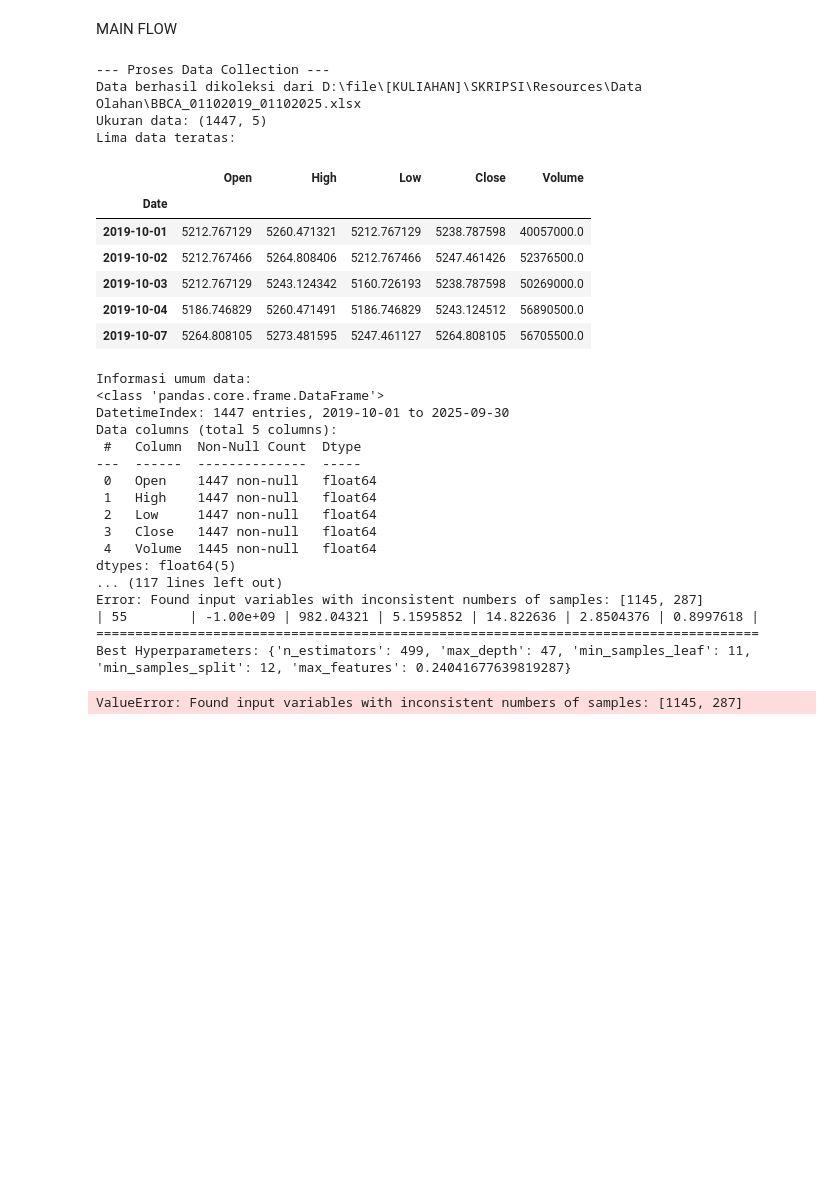
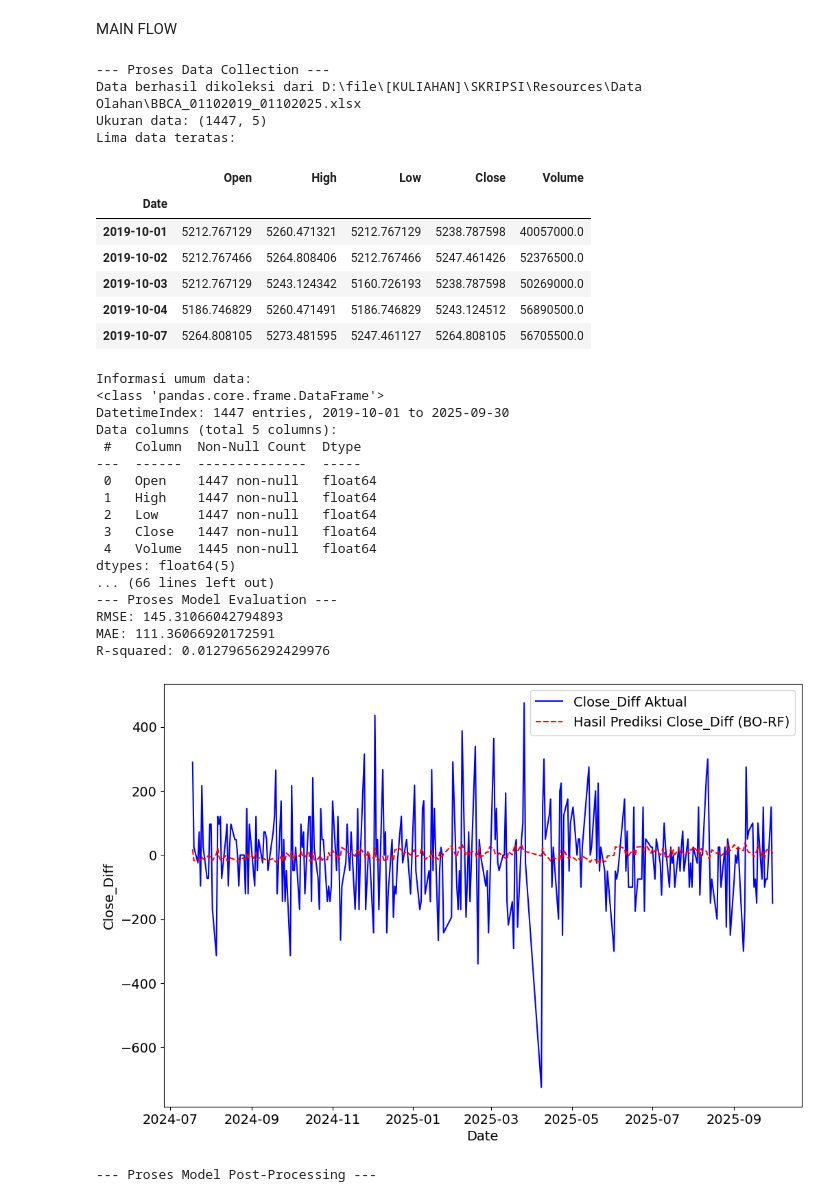
Before and after one commit to MartinoSimatupang/Skripsi-Martino-Simatupang, a Jupyter notebook: ProgramKomputerHKI_ModelBORF.ipynb, the cells around one changed output. Drawn from its saved outputs; the diff is of its cells as text; code cells hidden in the pictures; blank space fills up the shorter version.

```diff
--- a/ProgramKomputerHKI_ModelBORF.ipynb
+++ b/ProgramKomputerHKI_ModelBORF.ipynb
@@ -107,7 +107,7 @@ def data_preparation(df):
     # Data Cleaning & Data Transformation
     if 'Volume' in df_prep.columns:
         df_prep['Volume_Log'] = np.log(df_prep['Volume'].replace(0, np.nan)).fillna(0)
-        df_prep = df_prep.drop('Volume', axis=1, errors='ignore')
+        df_prep = df_prep.drop('Volume', axis=1)
 
     df_prep['Close_Diff'] = df_prep['Close'].diff()
 
@@ -140,7 +140,7 @@ def data_preparation(df):
     print(f'Dimensi y_train: {y_train.shape}')
     print(f'Dimensi y_test: {y_test.shape}')
 
-    return X_train, X_test, y_train, y_test, df_keseluruhan, variabel_input
+    return X_train, y_train, X_test, y_test, df_keseluruhan, variabel_input
 # %% [markdown]
 III. MODEL DEVELOPMENT
 # %%
@@ -285,37 +285,38 @@ if df_awal is not None:
     best_model = model_development(X_train, y_train)
 
     # Model Evaluation
     y_pred_diff = model_evaluation(best_model, X_test, y_test)
 
     # Model Postprocessing
-    df_results = model_postprocessing(best_model, X_train, X_test, y_test, y_pred_diff, df_keseluruhan, variabel_input_cols)
+    df_results = model_postprocessing(best_model, X_train, X_test, y_train, y_test, y_pred_diff, df_keseluruhan, variabel_input)
 # %% [output]
 --- Proses Data Collection ---
 Data berhasil dikoleksi dari D:\file\[KULIAHAN]\SKRIPSI\Resources\Data Olahan\BBCA_01102019_01102025.xlsx
 Ukuran data: (1447, 5)
 Lima data teratas:
 |  | Open | High | Low | Close | Volume |
 | Date |  |  |  |  |  |
 | 2019-10-01 | 5212.767129 | 5260.471321 | 5212.767129 | 5238.787598 | 40057000.0 |
 | 2019-10-02 | 5212.767466 | 5264.808406 | 5212.767466 | 5247.461426 | 52376500.0 |
 | 2019-10-03 | 5212.767129 | 5243.124342 | 5160.726193 | 5238.787598 | 50269000.0 |
 | 2019-10-04 | 5186.746829 | 5260.471491 | 5186.746829 | 5243.124512 | 56890500.0 |
 | 2019-10-07 | 5264.808105 | 5273.481595 | 5247.461127 | 5264.808105 | 56705500.0 |
 Informasi umum data:
 <class 'pandas.core.frame.DataFrame'>
 DatetimeIndex: 1447 entries, 2019-10-01 to 2025-09-30
 Data columns (total 5 columns):
  #   Column  Non-Null Count  Dtype
 ---  ------  --------------  -----
  0   Open    1447 non-null   float64
  1   High    1447 non-null   float64
  2   Low     1447 non-null   float64
  3   Close   1447 non-null   float64
  4   Volume  1445 non-null   float64
 dtypes: float64(5)
-... (117 lines left out)
-Error: Found input variables with inconsistent numbers of samples: [1145, 287]
-| 55        | -1.00e+09 | 982.04321 | 5.1595852 | 14.822636 | 2.8504376 | 0.8997618 |
-=====================================================================================
-Best Hyperparameters: {'n_estimators': 499, 'max_depth': 47, 'min_samples_leaf': 11, 'min_samples_split': 12, 'max_features': 0.24041677639819287}
+... (66 lines left out)
+--- Proses Model Evaluation ---
+RMSE: 145.31066042794893
+MAE: 111.36066920172591
+R-squared: 0.01279656292429976
+[figure, added]
-ValueError: Found input variables with inconsistent numbers of samples: [1145, 287]
+--- Proses Model Post-Processing ---
```
Also changed, not shown: parts of 1 cell of this notebook.
